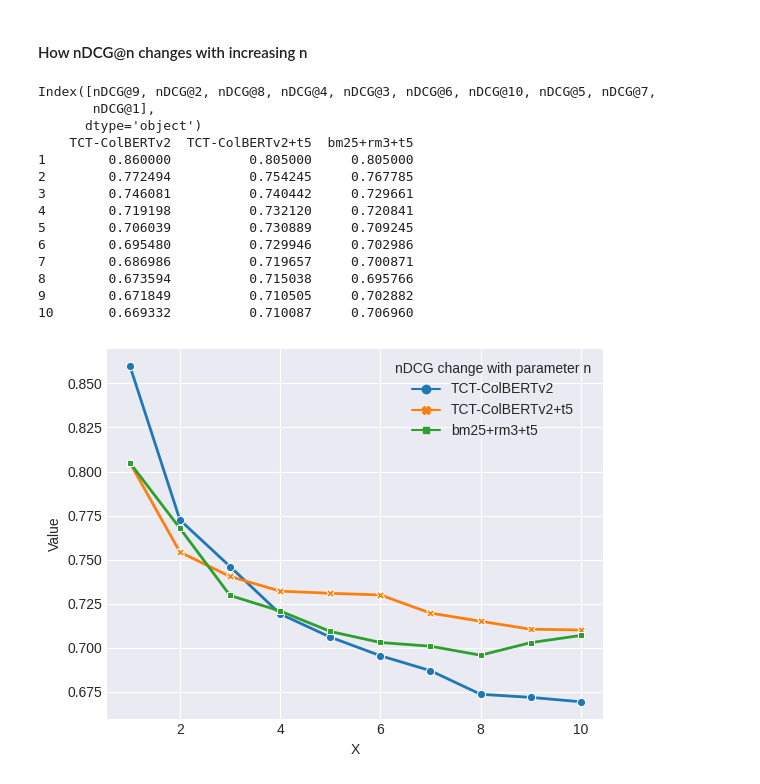
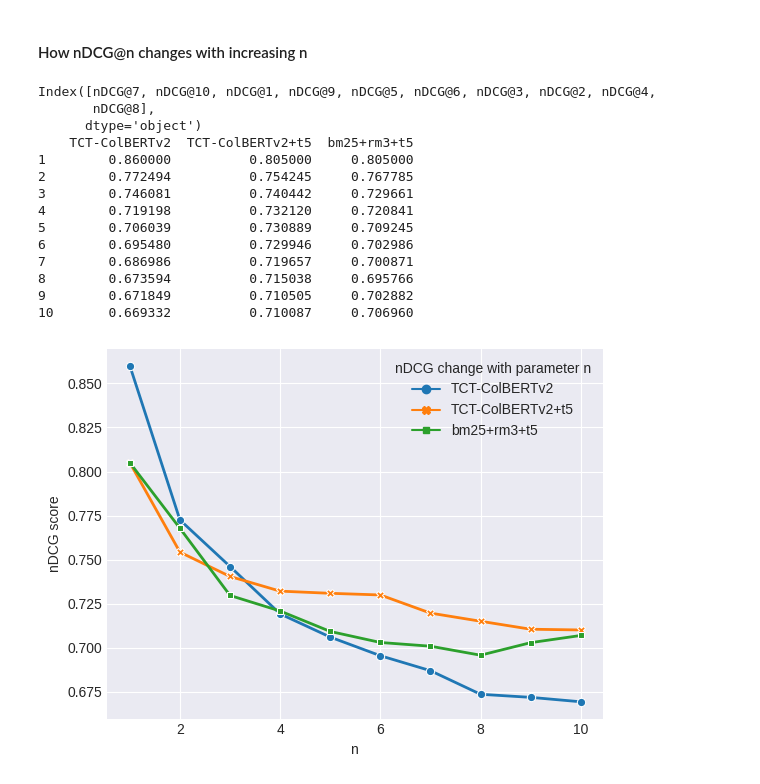
Before and after one commit to PhilipZubel/task-search-quality, a Jupyter notebook: results.ipynb, the cells around one changed output. Cells and saved outputs as stored; diff of their text form; code cells hidden in the pictures.

```diff
--- a/results.ipynb
+++ b/results.ipynb
@@ -317,7 +319,8 @@ files = os.listdir(analysis_folder)
 
 results = {}
 
-thresholds = range(1,21)
+# thresholds = range(1,21)
+thresholds = [5,10,15,20]
 
 for threshold in thresholds:
     for file in files:
@@ -604,35 +607,35 @@ df.index = [int(str(i).split("@")[1]) for i in df.index]
 df.sort_index(inplace=True)
 print(df)
 
 import seaborn as sns
 import pandas as pd
 import matplotlib.pyplot as plt
 
 sns.lineplot(data=df, dashes=False, linewidth=2, markers=True,)
 plt.style.use('seaborn-darkgrid')
 
 # Add labels to the x and y axes
-plt.xlabel("X")
-plt.ylabel("Value")
+plt.xlabel("n")
+plt.ylabel("nDCG score")
 
 # Add a legend
 plt.legend(title="nDCG change with parameter n")
 
 # Show the plot
 plt.show()
 # %% [output]
-Index([nDCG@9, nDCG@2, nDCG@8, nDCG@4, nDCG@3, nDCG@6, nDCG@10, nDCG@5, nDCG@7,
-       nDCG@1],
+Index([nDCG@7, nDCG@10, nDCG@1, nDCG@9, nDCG@5, nDCG@6, nDCG@3, nDCG@2, nDCG@4,
+       nDCG@8],
       dtype='object')
     TCT-ColBERTv2  TCT-ColBERTv2+t5  bm25+rm3+t5
 1        0.860000          0.805000     0.805000
 2        0.772494          0.754245     0.767785
 3        0.746081          0.740442     0.729661
 4        0.719198          0.732120     0.720841
 5        0.706039          0.730889     0.709245
 6        0.695480          0.729946     0.702986
 7        0.686986          0.719657     0.700871
 8        0.673594          0.715038     0.695766
 9        0.671849          0.710505     0.702882
 10       0.669332          0.710087     0.706960
-[figure, old version]
+[figure, new version]
```
Also changed, not shown: parts of 3 cells of this notebook, 26 other files.
